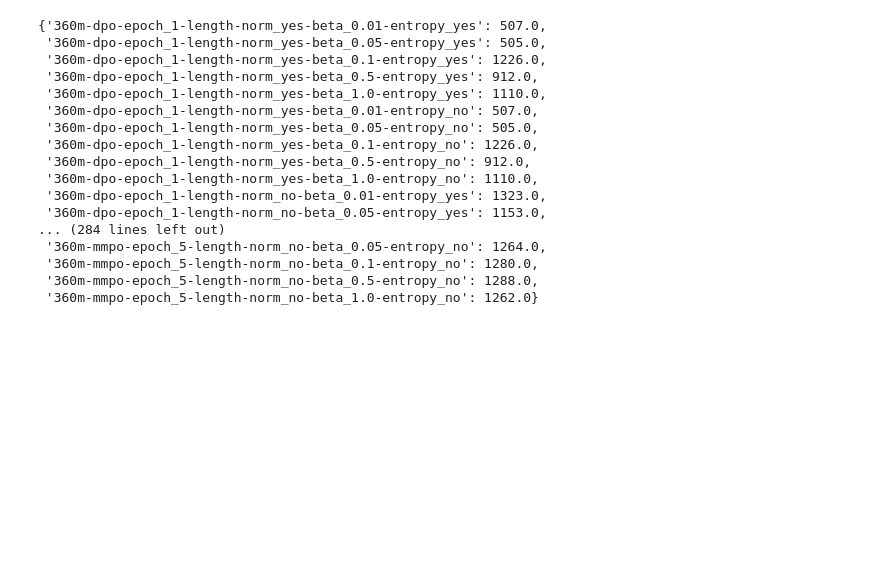
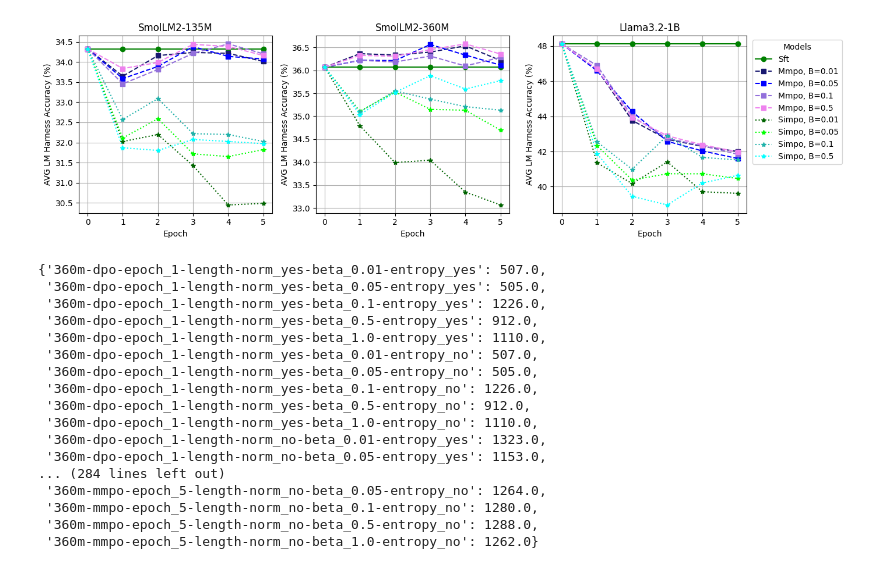
Before and after one commit to SaeedNajafi/alignment-handbook, a Jupyter notebook: lm-harness.ipynb, the cells around one changed output. Drawn from its saved outputs; the diff is of its cells as text; code cells hidden in the pictures; blank space fills up the shorter version.

```diff
--- a/lm-harness.ipynb
+++ b/lm-harness.ipynb
@@ -252,3 +538,7 @@ plot_diagram(1.0)
+# %%
+mmpo_simpo_plot_diagram()
+# %% [output]
+[figure, added]
 # %%
 alpaca_eval_root_path = "/home/saeednjf/alpaca_eval/aug11_complete_eval_log"
 # %%
```
Also changed, not shown: parts of 11 cells of this notebook, 4 other files.
